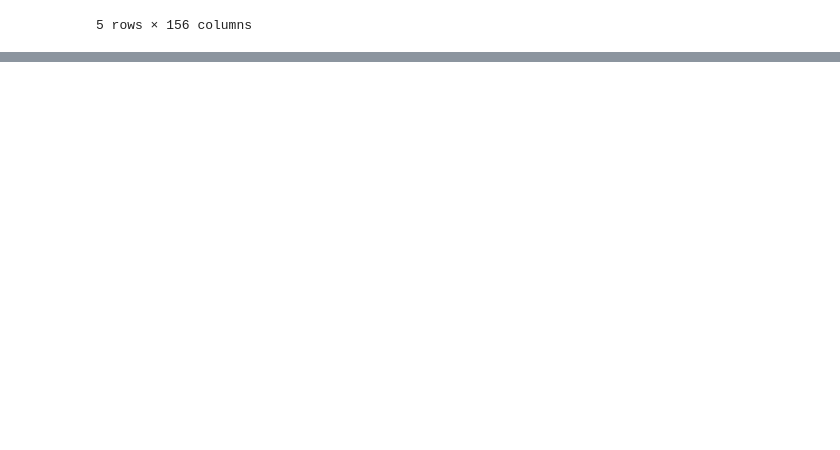
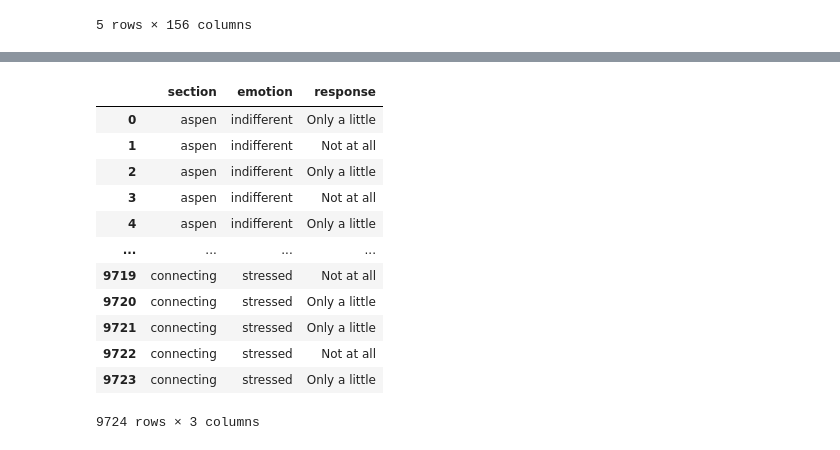
Before and after one commit to Hailcyon/AISL-data-analysis, a Jupyter notebook: get_emotion_descriptives.ipynb, the cells around one changed output, grey strips where cells are left out. Saved outputs shown, nothing was run; the diff lists cells and outputs as text; code cells hidden in the pictures; blank space fills up the shorter version.

```diff
--- a/get_emotion_descriptives.ipynb
+++ b/get_emotion_descriptives.ipynb
@@ -230,0 +290,27 @@ combined_emotions_df.to_excel('c:/Users/Hailey Sherman/ClimateOfHopeData/Data_20
+# %%
+# Convert to long format
+long_emotions_df = combined_emotions_df.melt(
+    id_vars=['section'],  # Keep the section column as an identifier
+    var_name='emotion',   # Name for the column containing emotion types
+    value_name='response' # Name for the column containing response values
+)
+
+# Reset index
+long_emotions_df = long_emotions_df.reset_index(drop=True)
+
+# Display first few rows to verify
+display(long_emotions_df)
+# %% [output]
+|  | section | emotion | response |
+| 0 | aspen | indifferent | Only a little |
+| 1 | aspen | indifferent | Not at all |
+| 2 | aspen | indifferent | Only a little |
+| 3 | aspen | indifferent | Not at all |
+| 4 | aspen | indifferent | Only a little |
+| ... | ... | ... | ... |
+| 9719 | connecting | stressed | Not at all |
+| 9720 | connecting | stressed | Only a little |
+| 9721 | connecting | stressed | Only a little |
+| 9722 | connecting | stressed | Not at all |
+| 9723 | connecting | stressed | Only a little |
+9724 rows × 3 columns
```
Also changed, not shown: parts of 9 cells of this notebook.
